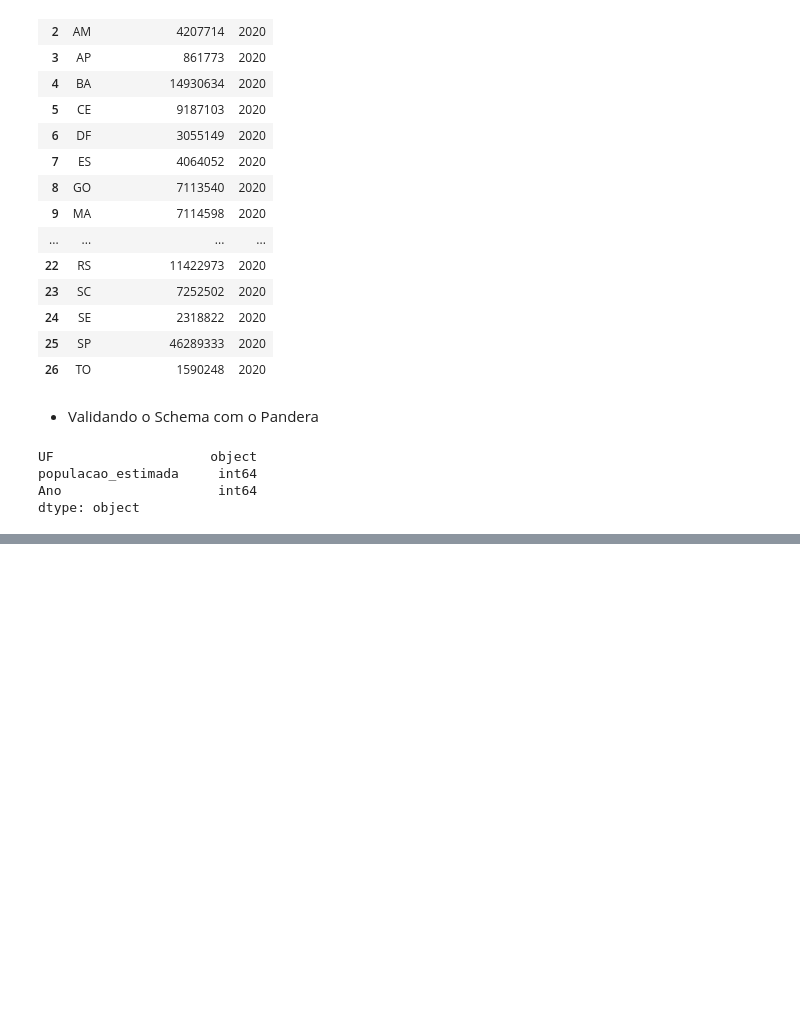
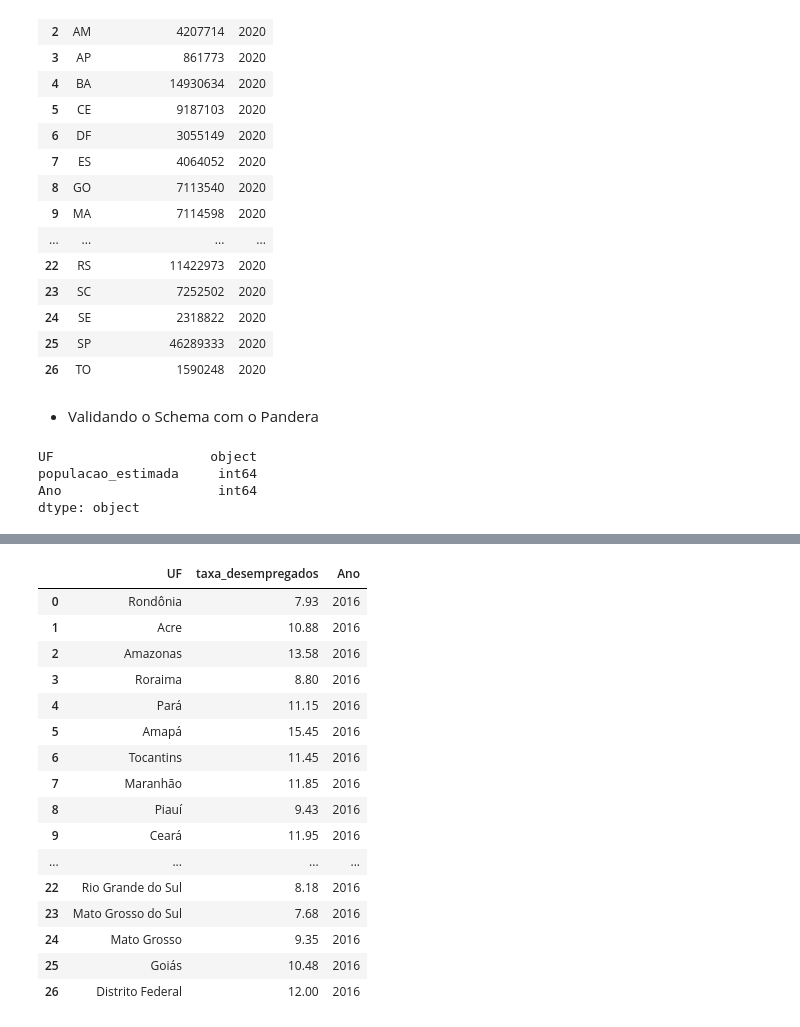
Before and after one commit to marimoreiraa/ProjetoFinal, a Jupyter notebook: 1_Pandas.ipynb, the cells around one changed output, grey strips where cells are left out. Cells and saved outputs as stored; diff of their text form; code cells hidden in the pictures; blank space fills up the shorter version.

```diff
--- a/1_Pandas.ipynb
+++ b/1_Pandas.ipynb
@@ -1859,0 +1873,11 @@ bucket.blob('2_temp/temp_pandas_total_pop_ano_uf.csv').upload_from_string(df_tot
+# %%
+def media_ano_uf(ano_01,ano_02,ano_03,ano_04,uf):
+  filter_uf = df_des.UF == uf
+  arr_values = []
+
+  df_novo = df_des.loc[filter_uf][[ano_01, ano_02, ano_03,ano_04]]
+
+
+  values = df_novo[ano_01].values + df_novo[ano_02].values + df_novo[ano_03].values + df_novo[ano_04].values
+
+  return round(values[0]/4, 2)
@@ -1859,0 +1888,20 @@ bucket.blob('2_temp/temp_pandas_total_pop_ano_uf.csv').upload_from_string(df_tot
+# %%
+arr_uf = df_des.UF.unique()
+# %%
+def arr_media_valores_ano(ano):
+  arr_values = []
+  for i in arr_uf:
+    #print(i)
+    #print(media_ano_uf('2016_01', '2016_02', '2016_03','2016_04',i))
+    #print("")
+    if ano == 2016:
+      arr_values.append(media_ano_uf('2016_01', '2016_02', '2016_03','2016_04',i))
+    elif ano == 2017:
+      arr_values.append(media_ano_uf('2017_01', '2017_02', '2017_03','2017_04',i))
+    elif ano == 2018:
+      arr_values.append(media_ano_uf('2018_01', '2018_02', '2018_03','2018_04',i))
+    elif ano == 2019:
+      arr_values.append(media_ano_uf('2019_01', '2019_02', '2019_03','2019_04',i))
+    elif ano == 2020:
+      arr_values.append(media_ano_uf('2020_01', '2020_02', '2020_03','2020_04',i))
+  return arr_values
@@ -1859,0 +1939,22 @@ bucket.blob('2_temp/temp_pandas_total_pop_ano_uf.csv').upload_from_string(df_tot
+# %%
+data_2016 = {'UF': arr_uf, 'taxa_desempregados': arr_media_valores_ano(2016), 'Ano': 2016}
+df_des_2016 = pd.DataFrame(data=data_2016)
+df_des_2016
+# %% [output]
+|  | UF | taxa_desempregados | Ano |
+| 0 | Rondônia | 7.93 | 2016 |
+| 1 | Acre | 10.88 | 2016 |
+| 2 | Amazonas | 13.58 | 2016 |
+| 3 | Roraima | 8.80 | 2016 |
+| 4 | Pará | 11.15 | 2016 |
+| 5 | Amapá | 15.45 | 2016 |
+| 6 | Tocantins | 11.45 | 2016 |
+| 7 | Maranhão | 11.85 | 2016 |
+| 8 | Piauí | 9.43 | 2016 |
+| 9 | Ceará | 11.95 | 2016 |
+| ... | ... | ... | ... |
+| 22 | Rio Grande do Sul | 8.18 | 2016 |
+| 23 | Mato Grosso do Sul | 7.68 | 2016 |
+| 24 | Mato Grosso | 9.35 | 2016 |
+| 25 | Goiás | 10.48 | 2016 |
+| 26 | Distrito Federal | 12.00 | 2016 |
```
Also changed, not shown: parts of 16 cells of this notebook.
